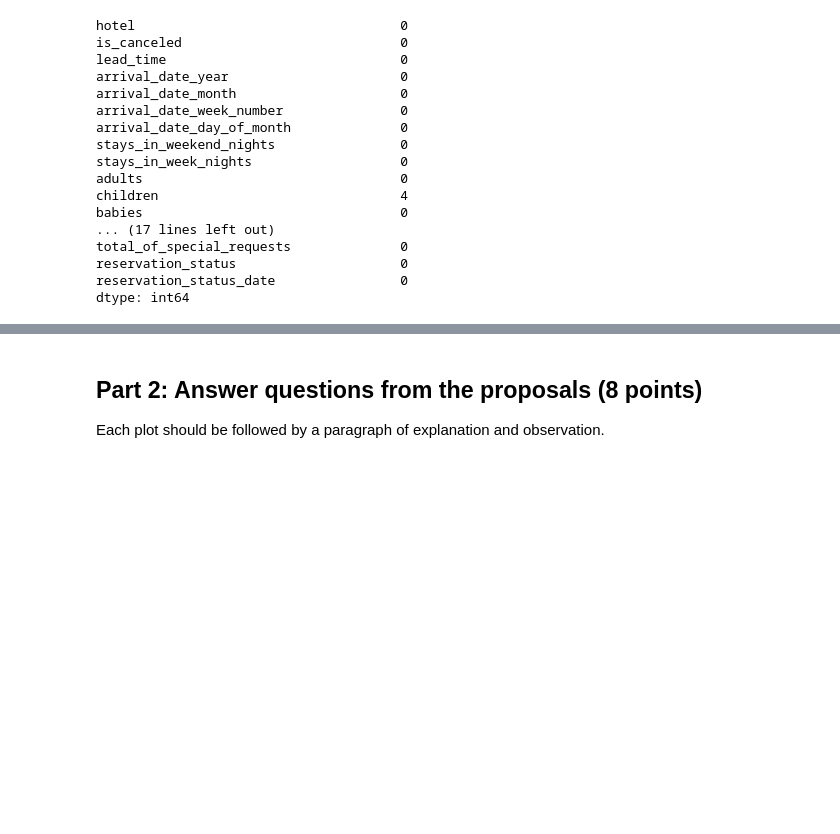
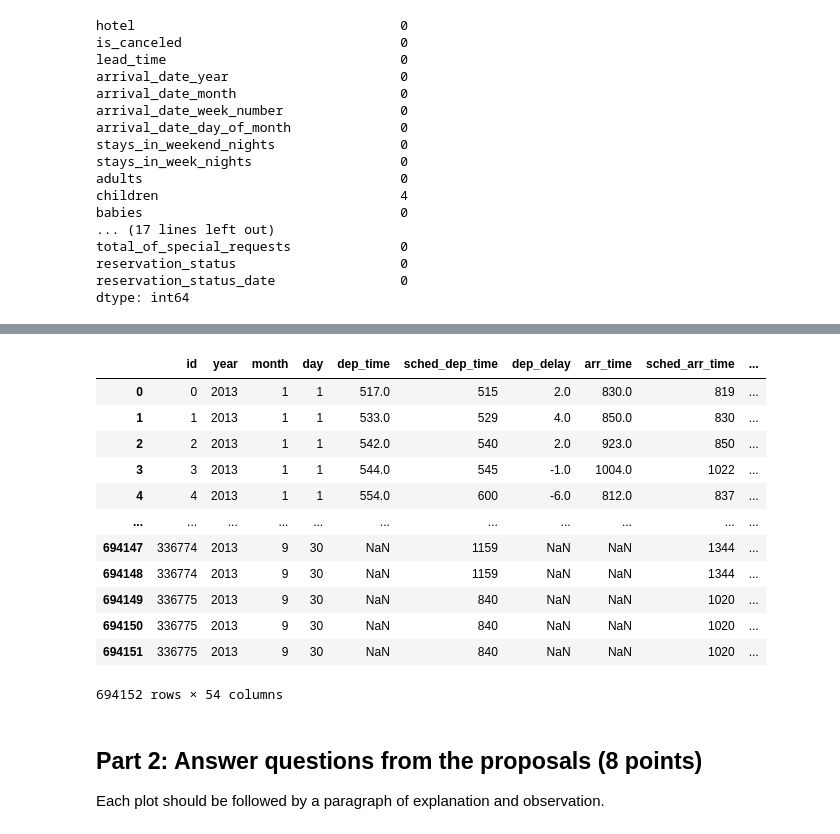
Before and after one commit to ConorJones05/STOR320_Final, a Jupyter notebook: EDA Template.ipynb, the cells around one changed output, grey strips where cells are left out. Saved outputs shown, nothing was run; the diff lists cells and outputs as text; code cells hidden in the pictures; blank space fills up the shorter version.

```diff
--- a/EDA Template.ipynb
+++ b/EDA Template.ipynb
@@ -77,5 +115,50 @@ dtype: int64
 # %%
 ## data merging (1 point)
+# %%
+month_mapping = {
+    'January': 1, 'February': 2, 'March': 3, 'April': 4,
+    'May': 5, 'June': 6, 'July': 7, 'August': 8,
+    'September': 9, 'October': 10, 'November': 11, 'December': 12
+}
+hotel['arrival_date_month_numeric'] = hotel['arrival_date_month'].map(month_mapping)
+
+flights['month'] = flights['month'].astype(int)
+flights['day'] = flights['day'].astype(int)
+hotel['arrival_date_month_numeric'] = hotel['arrival_date_month_numeric'].astype(int)
+hotel['arrival_date_day_of_month'] = hotel['arrival_date_day_of_month'].astype(int)
+hotel['arrival_date_year'] = hotel['arrival_date_year'].astype(int)
+
+hotel_filtered = hotel[
+    (hotel['country'] == 'USA') &
+    (hotel['arrival_date_year'] == 2016) &
+    (hotel['arrival_date_month_numeric'] >= 1) &
+    (hotel['arrival_date_month_numeric'] <= 9) &
+    (
+        (hotel['arrival_date_month_numeric'] < 9) |
+        (hotel['arrival_date_day_of_month'] <= 30)
+    )
+]
+merged_data = pd.merge(
+    flights, hotel_filtered,
+    left_on=['month', 'day'],
+    right_on=['arrival_date_month_numeric', 'arrival_date_day_of_month'],
+    how='inner'
+)
+merged_data
+# %% [output]
+|  | id | year | month | day | dep_time | sched_dep_time | dep_delay | arr_time | sched_arr_time | ... |
+| 0 | 0 | 2013 | 1 | 1 | 517.0 | 515 | 2.0 | 830.0 | 819 | ... |
+| 1 | 1 | 2013 | 1 | 1 | 533.0 | 529 | 4.0 | 850.0 | 830 | ... |
+| 2 | 2 | 2013 | 1 | 1 | 542.0 | 540 | 2.0 | 923.0 | 850 | ... |
+| 3 | 3 | 2013 | 1 | 1 | 544.0 | 545 | -1.0 | 1004.0 | 1022 | ... |
+| 4 | 4 | 2013 | 1 | 1 | 554.0 | 600 | -6.0 | 812.0 | 837 | ... |
+| ... | ... | ... | ... | ... | ... | ... | ... | ... | ... | ... |
+| 694147 | 336774 | 2013 | 9 | 30 | NaN | 1159 | NaN | NaN | 1344 | ... |
+| 694148 | 336774 | 2013 | 9 | 30 | NaN | 1159 | NaN | NaN | 1344 | ... |
+| 694149 | 336775 | 2013 | 9 | 30 | NaN | 840 | NaN | NaN | 1020 | ... |
+| 694150 | 336775 | 2013 | 9 | 30 | NaN | 840 | NaN | NaN | 1020 | ... |
+| 694151 | 336775 | 2013 | 9 | 30 | NaN | 840 | NaN | NaN | 1020 | ... |
+694152 rows × 54 columns
 # %%
 ## data transformation, normalization, and cleaning (1 point)
 # %%
```
Also changed, not shown: parts of 2 cells of this notebook.
